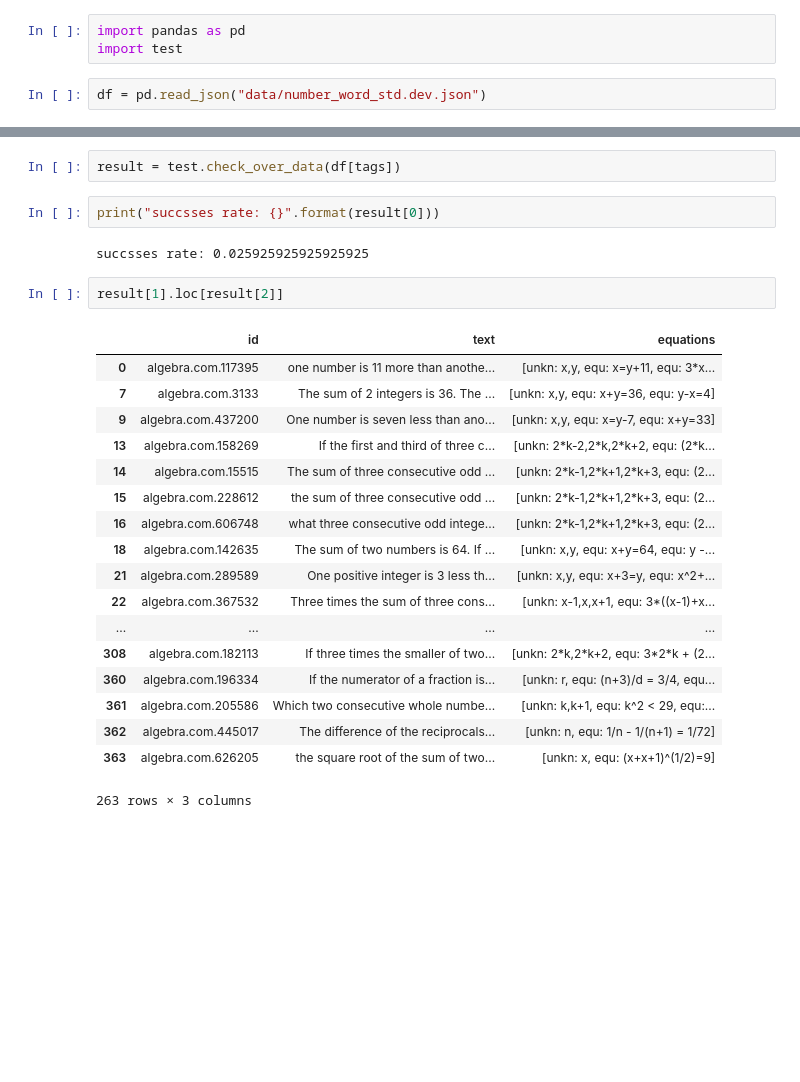
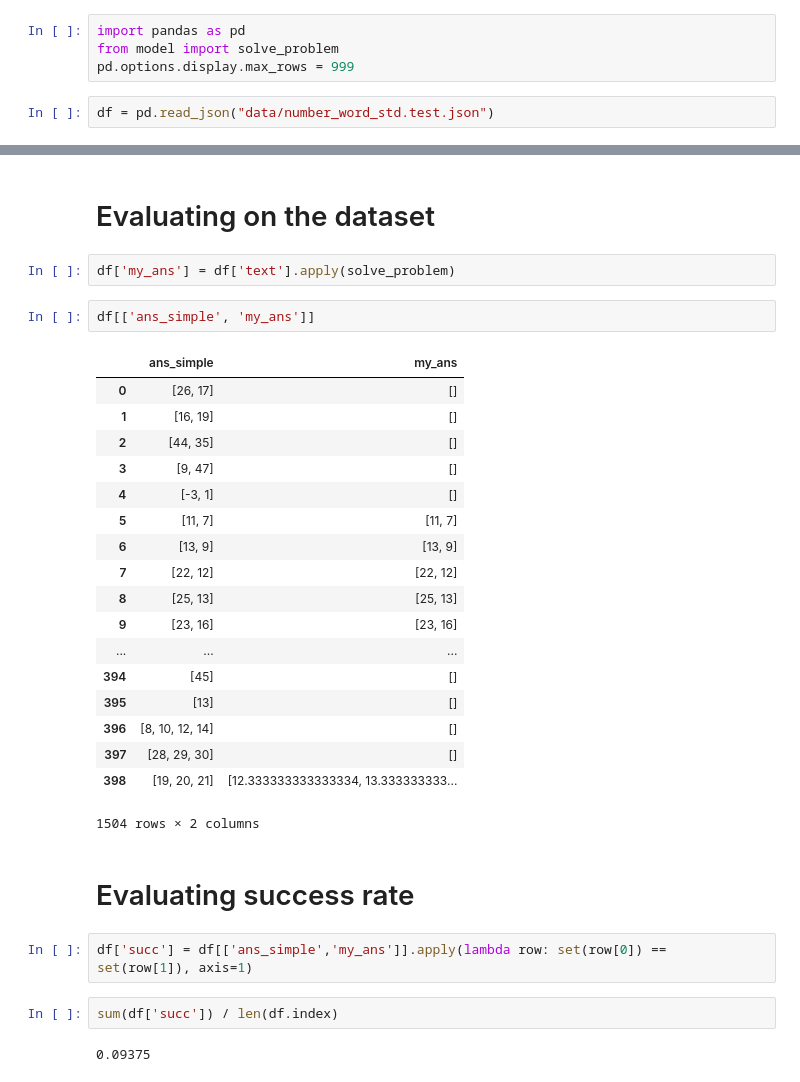
Before and after one commit to lironsade/DataHack2018, a Jupyter notebook: testing_notebook.ipynb, the cells around one changed output, grey strips where cells are left out. Drawn from its saved outputs; the diff is of its cells as text; blank space fills up the shorter version.

```diff
--- a/testing_notebook.ipynb
+++ b/testing_notebook.ipynb
@@ -1,5 +1,6 @@
 # %%
 import pandas as pd
-import test
+from model import solve_problem
+pd.options.display.max_rows = 999
 # %%
-df = pd.read_json("data/number_word_std.dev.json")
+df = pd.read_json("data/number_word_std.test.json")
@@ -8,27 +7,33 @@ tags = ['id', 'text', 'equations']
-# %%
-result = test.check_over_data(df[tags])
-# %%
-print("succsses rate: {}".format(result[0]))
-# %% [output]
-succsses rate: 0.025925925925925925
-# %%
-result[1].loc[result[2]]
-# %% [output]
-|  | id | text | equations |
-| 0 | algebra.com.117395 | one number is 11 more than anothe... | [unkn: x,y, equ: x=y+11, equ: 3*x... |
-| 7 | algebra.com.3133 | The sum of 2 integers is 36. The ... | [unkn: x,y, equ: x+y=36, equ: y-x=4] |
-| 9 | algebra.com.437200 | One number is seven less than ano... | [unkn: x,y, equ: x=y-7, equ: x+y=33] |
-| 13 | algebra.com.158269 | If the first and third of three c... | [unkn: 2*k-2,2*k,2*k+2, equ: (2*k... |
-| 14 | algebra.com.15515 | The sum of three consecutive odd ... | [unkn: 2*k-1,2*k+1,2*k+3, equ: (2... |
-| 15 | algebra.com.228612 | the sum of three consecutive odd ... | [unkn: 2*k-1,2*k+1,2*k+3, equ: (2... |
-| 16 | algebra.com.606748 | what three consecutive odd intege... | [unkn: 2*k-1,2*k+1,2*k+3, equ: (2... |
-| 18 | algebra.com.142635 | The sum of two numbers is 64. If ... | [unkn: x,y, equ: x+y=64, equ: y -... |
-| 21 | algebra.com.289589 | One positive integer is 3 less th... | [unkn: x,y, equ: x+3=y, equ: x^2+... |
-| 22 | algebra.com.367532 | Three times the sum of three cons... | [unkn: x-1,x,x+1, equ: 3*((x-1)+x... |
-| ... | ... | ... | ... |
-| 308 | algebra.com.182113 | If three times the smaller of two... | [unkn: 2*k,2*k+2, equ: 3*2*k + (2... |
-| 360 | algebra.com.196334 | If the numerator of a fraction is... | [unkn: r, equ: (n+3)/d = 3/4, equ... |
-| 361 | algebra.com.205586 | Which two consecutive whole numbe... | [unkn: k,k+1, equ: k^2 < 29, equ:... |
-| 362 | algebra.com.445017 | The difference of the reciprocals... | [unkn: n, equ: 1/n - 1/(n+1) = 1/72] |
-| 363 | algebra.com.626205 | the square root of the sum of two... | [unkn: x, equ: (x+x+1)^(1/2)=9] |
-263 rows × 3 columns
+# %% [markdown]
+# Evaluating on the dataset
+# %%
+df['my_ans'] = df['text'].apply(solve_problem)
+# %%
+df[['ans_simple', 'my_ans']]
+# %% [output]
+|  | ans_simple | my_ans |
+| 0 | [26, 17] | [] |
+| 1 | [16, 19] | [] |
+| 2 | [44, 35] | [] |
+| 3 | [9, 47] | [] |
+| 4 | [-3, 1] | [] |
+| 5 | [11, 7] | [11, 7] |
+| 6 | [13, 9] | [13, 9] |
+| 7 | [22, 12] | [22, 12] |
+| 8 | [25, 13] | [25, 13] |
+| 9 | [23, 16] | [23, 16] |
+| ... | ... | ... |
+| 394 | [45] | [] |
+| 395 | [13] | [] |
+| 396 | [8, 10, 12, 14] | [] |
+| 397 | [28, 29, 30] | [] |
+| 398 | [19, 20, 21] | [12.333333333333334, 13.333333333... |
+1504 rows × 2 columns
+# %% [markdown]
+# Evaluating success rate
+# %%
+df['succ'] = df[['ans_simple','my_ans']].apply(lambda row: set(row[0]) == set(row[1]), axis=1)
+# %%
+sum(df['succ']) / len(df.index)
+# %% [output]
+0.09375
```
Also changed, not shown: parts of 1 cell of this notebook.
